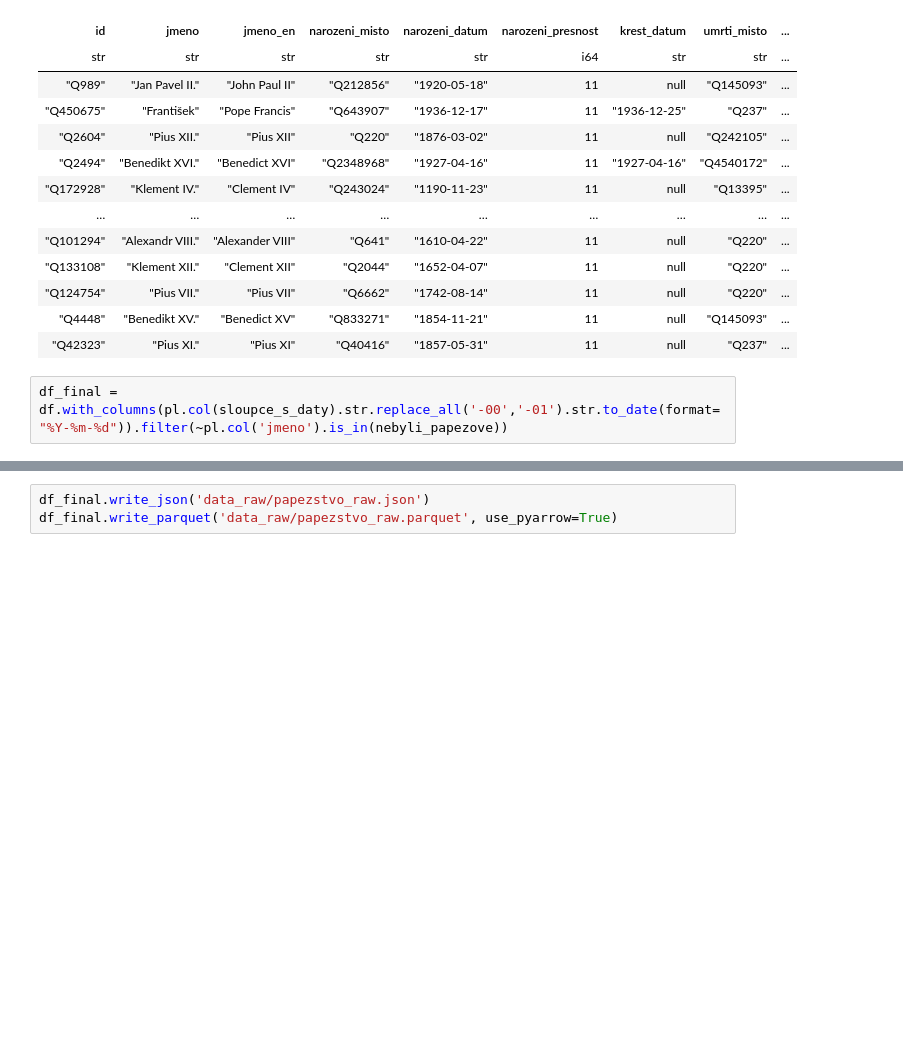
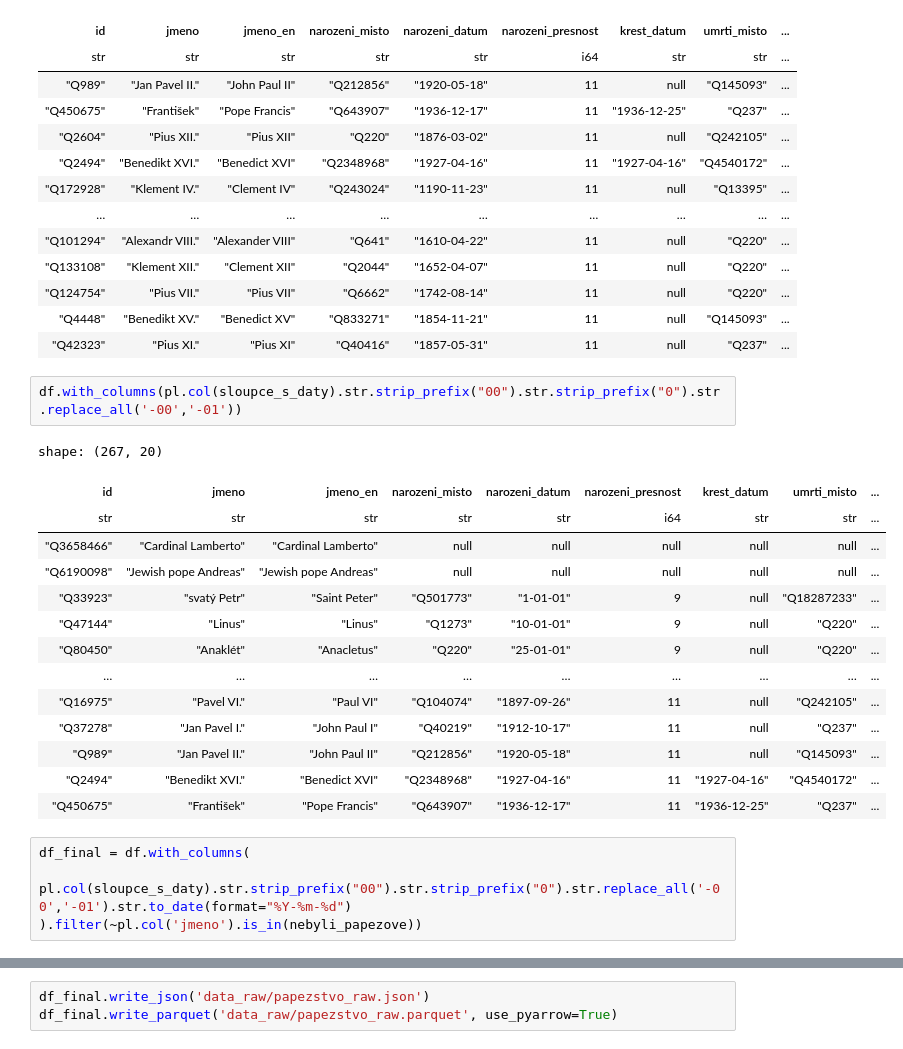
Before and after one commit to DataRozhlas/papezstvo, a Jupyter notebook: 002_prvni_cisteni.ipynb, the cells around one changed output, grey strips where cells are left out. Cells and saved outputs as stored; diff of their text form; blank space fills up the shorter version.

```diff
--- a/002_prvni_cisteni.ipynb
+++ b/002_prvni_cisteni.ipynb
@@ -460,5 +460,24 @@ shape: (177, 20)
 | "Q124754" | "Pius VII." | "Pius VII" | "Q6662" | "1742-08-14" | 11 | null | "Q220" | ... |
 | "Q4448" | "Benedikt XV." | "Benedict XV" | "Q833271" | "1854-11-21" | 11 | null | "Q145093" | ... |
 | "Q42323" | "Pius XI." | "Pius XI" | "Q40416" | "1857-05-31" | 11 | null | "Q237" | ... |
+# %%
+df.with_columns(pl.col(sloupce_s_daty).str.strip_prefix("00").str.strip_prefix("0").str.replace_all('-00','-01'))
+# %% [output]
+shape: (267, 20)
+| id | jmeno | jmeno_en | narozeni_misto | narozeni_datum | narozeni_presnost | krest_datum | umrti_misto | ... |
+| str | str | str | str | str | i64 | str | str | ... |
+| "Q3658466" | "Cardinal Lamberto" | "Cardinal Lamberto" | null | null | null | null | null | ... |
+| "Q6190098" | "Jewish pope Andreas" | "Jewish pope Andreas" | null | null | null | null | null | ... |
+| "Q33923" | "svatý Petr" | "Saint Peter" | "Q501773" | "1-01-01" | 9 | null | "Q18287233" | ... |
+| "Q47144" | "Linus" | "Linus" | "Q1273" | "10-01-01" | 9 | null | "Q220" | ... |
+| "Q80450" | "Anaklét" | "Anacletus" | "Q220" | "25-01-01" | 9 | null | "Q220" | ... |
+| … | … | … | … | … | … | … | … | ... |
+| "Q16975" | "Pavel VI." | "Paul VI" | "Q104074" | "1897-09-26" | 11 | null | "Q242105" | ... |
+| "Q37278" | "Jan Pavel I." | "John Paul I" | "Q40219" | "1912-10-17" | 11 | null | "Q237" | ... |
+| "Q989" | "Jan Pavel II." | "John Paul II" | "Q212856" | "1920-05-18" | 11 | null | "Q145093" | ... |
+| "Q2494" | "Benedikt XVI." | "Benedict XVI" | "Q2348968" | "1927-04-16" | 11 | "1927-04-16" | "Q4540172" | ... |
+| "Q450675" | "František" | "Pope Francis" | "Q643907" | "1936-12-17" | 11 | "1936-12-25" | "Q237" | ... |
 # %%
-df_final = df.with_columns(pl.col(sloupce_s_daty).str.replace_all('-00','-01').str.to_date(format="%Y-%m-%d")).filter(~pl.col('jmeno').is_in(nebyli_papezove))
+df_final = df.with_columns(
+    pl.col(sloupce_s_daty).str.strip_prefix("00").str.strip_prefix("0").str.replace_all('-00','-01').str.to_date(format="%Y-%m-%d")
+).filter(~pl.col('jmeno').is_in(nebyli_papezove))
```
Also changed, not shown: parts of 1 cell of this notebook, 8 other files.
